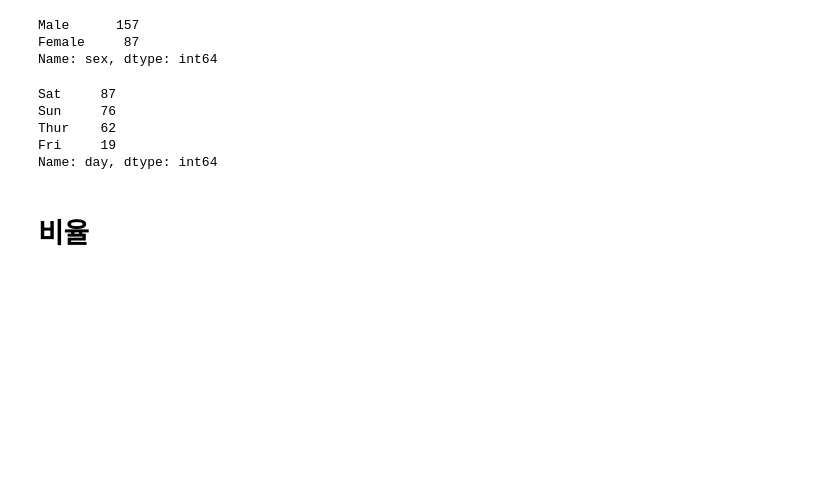
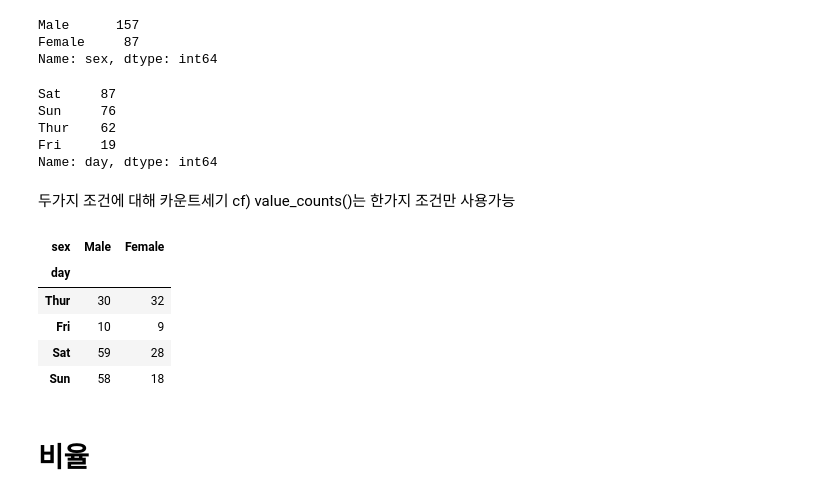
Before and after one commit to Jake0925/Pandas, a Jupyter notebook: Pandas2.ipynb, the cells around one changed output. Saved outputs shown, nothing was run; the diff lists cells and outputs as text; code cells hidden in the pictures; blank space fills up the shorter version.

```diff
--- a/Pandas2.ipynb
+++ b/Pandas2.ipynb
@@ -186,6 +186,18 @@ Sun     76
 Thur    62
 Fri     19
 Name: day, dtype: int64
+# %% [markdown]
+두가지 조건에 대해 카운트세기
+  cf) value_counts()는 한가지 조건만 사용가능
+# %%
+pd.crosstab(tips['day'], tips['sex'])
+# %% [output]
+| sex | Male | Female |
+| day |  |  |
+| Thur | 30 | 32 |
+| Fri | 10 | 9 |
+| Sat | 59 | 28 |
+| Sun | 58 | 18 |
 # %% [markdown]
 # 비율
 # %%
```
Also changed, not shown: parts of 5 cells of this notebook.
